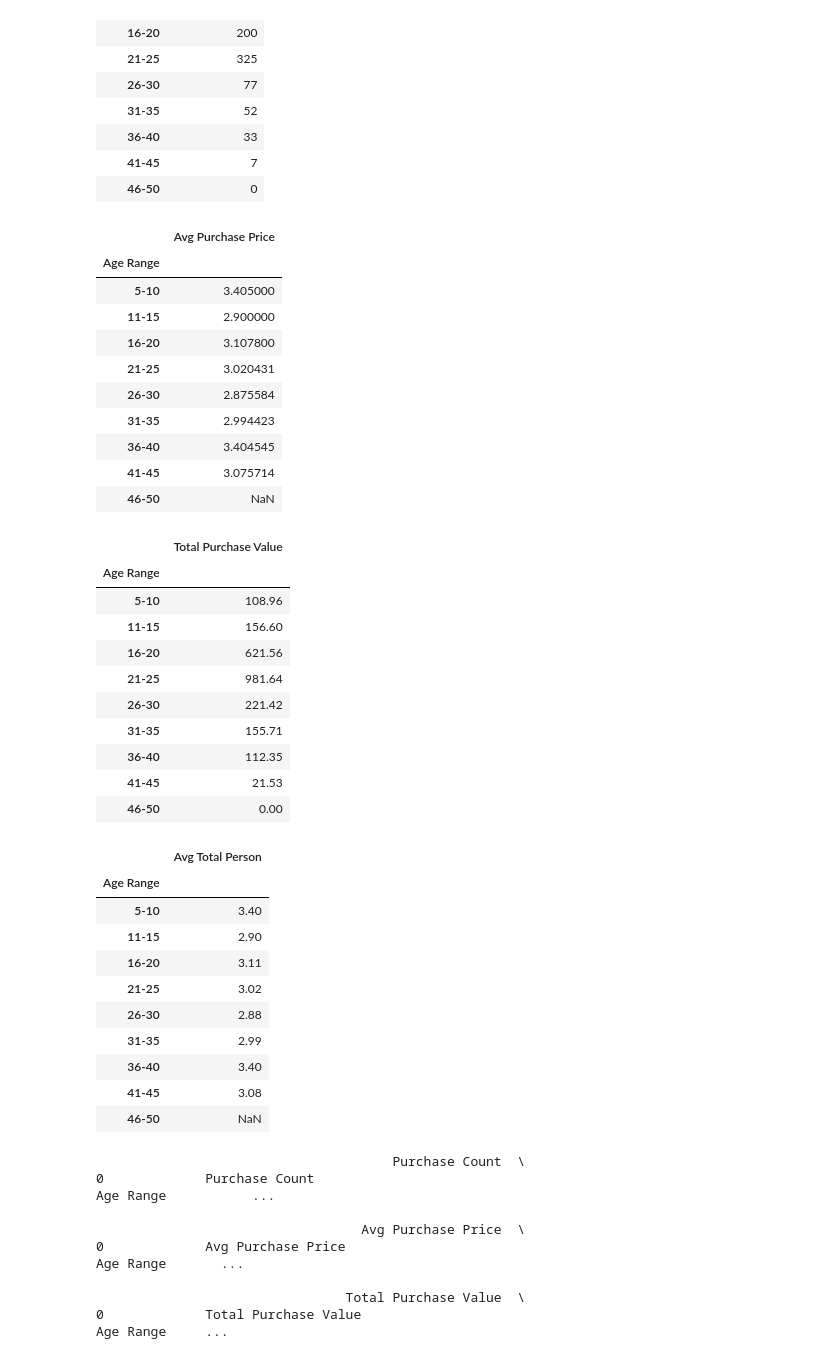
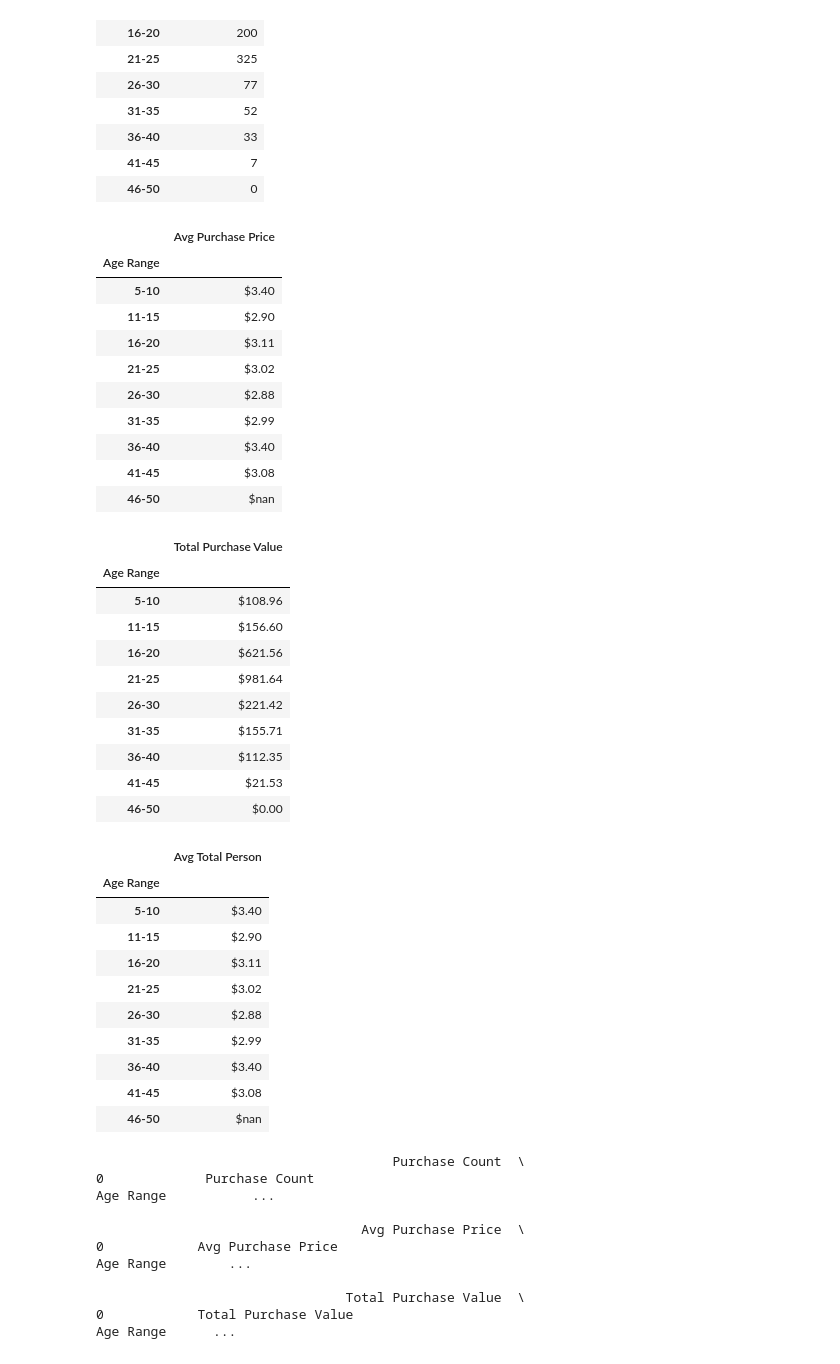
Before and after one commit to KindraE/Numpy-Pandas, a Jupyter notebook: PandasRecap.ipynb, the cells around one changed output. Cells and saved outputs as stored; diff of their text form; code cells hidden in the pictures.

```diff
--- a/PandasRecap.ipynb
+++ b/PandasRecap.ipynb
@@ -223,7 +226,7 @@ Gen...
 # Establish Bin for ages
 
 print(purchase_data_df["Age"].min())
-bin = np.arange(5,55,5)
+bin = [0, 10, 15, 20, 25, 30, 35, 40, 45, 50]
 labels = ["5-10", "11-15", "16-20", "21-25", "26-30", "31-35", "36-40", "41-45","46-50"]
 #labels = ["5-9", "10-14", "15-19", "20-24", "25-29", "30-34", "35-39", "40-100"]
 purchase_data_df["Age Range"] = pd.cut(purchase_data_df["Age"], bin, labels=labels)
@@ -297,61 +300,68 @@ age_range_purchase
 # %%
 # Average Purchase Price
 age_range_avg = group_by_age_range.mean()
-age_range_avg_price = age_range_avg["Price"].to_frame()
+age_range_avg_price = round(age_range_avg["Price"].to_frame(), 2)
+age_range_avg_price ["Price"] = age_range_avg_price["Price"].map("${:.2f}".format)
 age_range_avg_price = age_range_avg_price.rename(index=str, columns={"Price":"Avg Purchase Price"})
 age_range_avg_price
+
+
+#file_df["avg_cost"] = file_df["avg_cost"].map("${:.2f}".format)
 # %% [output]
 |  | Avg Purchase Price |
 | Age Range |  |
-| 5-10 | 3.405000 |
-| 11-15 | 2.900000 |
-| 16-20 | 3.107800 |
-| 21-25 | 3.020431 |
-| 26-30 | 2.875584 |
-| 31-35 | 2.994423 |
-| 36-40 | 3.404545 |
-| 41-45 | 3.075714 |
-| 46-50 | NaN |
+| 5-10 | $3.40 |
+| 11-15 | $2.90 |
+| 16-20 | $3.11 |
+| 21-25 | $3.02 |
+| 26-30 | $2.88 |
+| 31-35 | $2.99 |
+| 36-40 | $3.40 |
+| 41-45 | $3.08 |
+| 46-50 | $nan |
 # %%
 # Total Purchase Value
 age_range_sum = group_by_age_range.sum()
 age_range_tot_value = age_range_sum["Price"].to_frame()
+age_range_tot_value ["Price"] = age_range_tot_value["Price"].map("${:.2f}".format)
 age_range_tot_value = age_range_tot_value.rename(index=str, columns={"Price":"Total Purchase Value"})
 age_range_tot_value
 # %% [output]
 |  | Total Purchase Value |
 | Age Range |  |
-| 5-10 | 108.96 |
-| 11-15 | 156.60 |
-| 16-20 | 621.56 |
-| 21-25 | 981.64 |
-| 26-30 | 221.42 |
-| 31-35 | 155.71 |
-| 36-40 | 112.35 |
-| 41-45 | 21.53 |
-| 46-50 | 0.00 |
+| 5-10 | $108.96 |
+| 11-15 | $156.60 |
+| 16-20 | $621.56 |
+| 21-25 | $981.64 |
+| 26-30 | $221.42 |
+| 31-35 | $155.71 |
+| 36-40 | $112.35 |
+| 41-45 | $21.53 |
+| 46-50 | $0.00 |
 # %%
 # Aveage Total Purchase Per Person
 average_total_pp_df = group_by_age_range.mean()
-average_total_pp = round(average_total_pp_df.loc[:, "Price"], 2)
-average_total_purchase_pp_df = average_total_purchase_pp.to_frame()
-average_total_purchase_pp_df = average_total_purchase_pp_df.rename(index=str, columns={"Price": "Avg Total Person"})
+average_total_pp_df = round(average_total_pp_df.loc[:, "Price"], 2)
+average_total_pp_df = average_total_pp_df.to_frame()
+average_total_pp_df ["Price"] = average_total_pp_df["Price"].map("${:.2f}".format)
+average_total_pp_df = average_total_pp_df.rename(index=str, columns={"Price": "Avg Total Person"})
 
+average_total_pp_df
+
+#average_total_purchase_pp_df
 #average_total_pp_df
-
-average_total_purchase_pp_df
 # %% [output]
 |  | Avg Total Person |
 | Age Range |  |
-| 5-10 | 3.40 |
-| 11-15 | 2.90 |
-| 16-20 | 3.11 |
-| 21-25 | 3.02 |
-| 26-30 | 2.88 |
-| 31-35 | 2.99 |
-| 36-40 | 3.40 |
-| 41-45 | 3.08 |
-| 46-50 | NaN |
+| 5-10 | $3.40 |
+| 11-15 | $2.90 |
+| 16-20 | $3.11 |
+| 21-25 | $3.02 |
+| 26-30 | $2.88 |
+| 31-35 | $2.99 |
+| 36-40 | $3.40 |
+| 41-45 | $3.08 |
+| 46-50 | $nan |
 # %%
 # Display Purchase Analysis in a Summary Data Frame
 purchasing_analysis_summary_df = pd.DataFrame(
```
Also changed, not shown: parts of 21 cells of this notebook.
